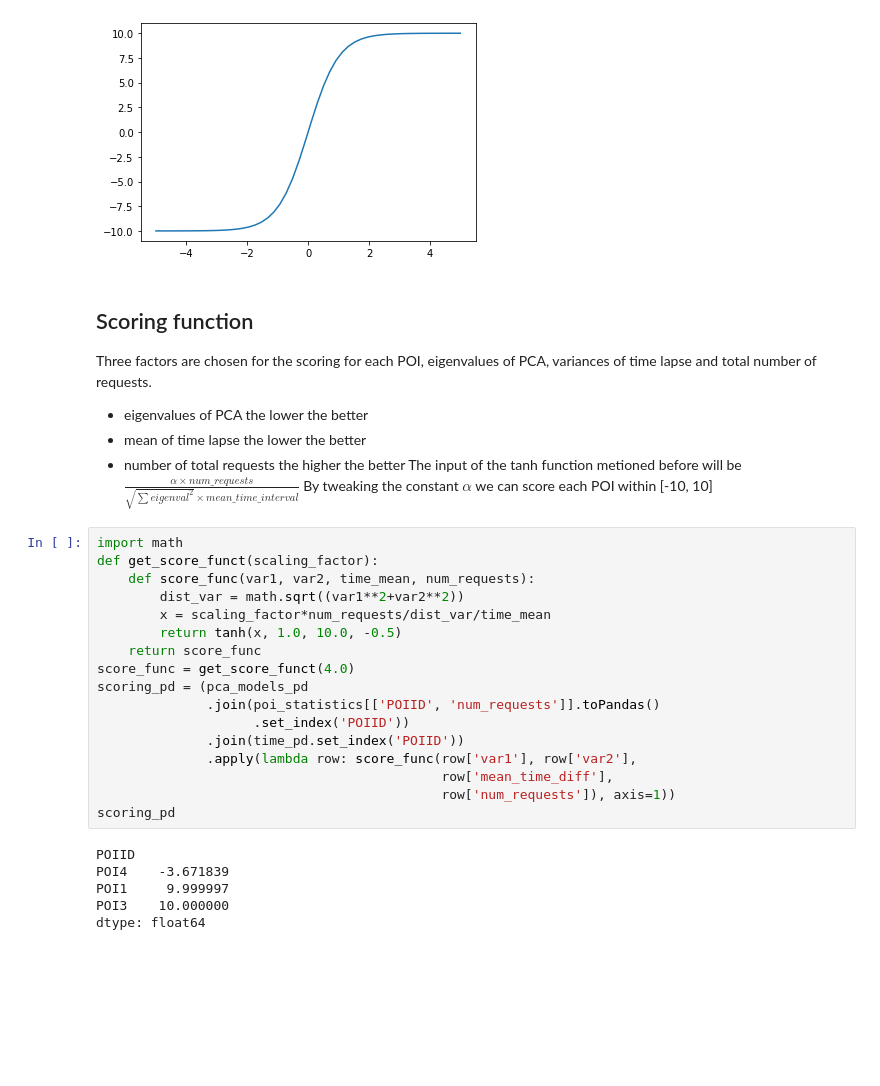
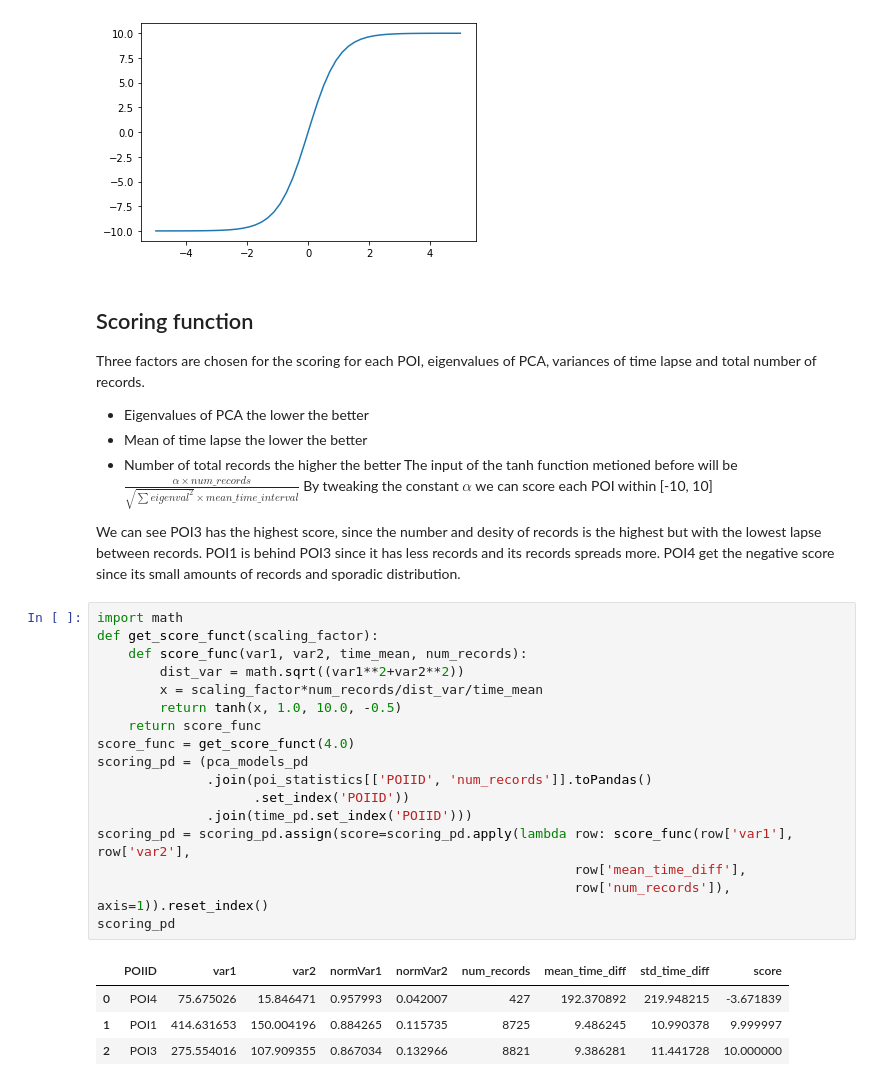
Before and after one commit to egginsect/eqworks-challenge, a Jupyter notebook: EQWorksWorkSample.ipynb, the cells around one changed output. Drawn from its saved outputs; the diff is of its cells as text; blank space fills up the shorter version.

```diff
--- a/EQWorksWorkSample.ipynb
+++ b/EQWorksWorkSample.ipynb
@@ -228,33 +250,34 @@ sns.lineplot(x,y)
 # %% [markdown]
 ## Scoring function
 
-Three factors are chosen for the scoring for each POI, eigenvalues of PCA, variances of time lapse and total number of requests.
-- eigenvalues of PCA the lower the better
-- mean of time lapse the lower the better
-- number of total requests the higher the better
+Three factors are chosen for the scoring for each POI, eigenvalues of PCA, variances of time lapse and total number of records.
+- Eigenvalues of PCA the lower the better
+- Mean of time lapse the lower the better
+- Number of total records the higher the better
 The input of the tanh function metioned before will be
-$\frac{\alpha \times num\_requests}{\sqrt{\sum {eigenval}^2}\times mean\_time\_interval}$
+$\frac{\alpha \times num\_records}{\sqrt{\sum {eigenval}^2}\times mean\_time\_interval}$
 By tweaking the constant $\alpha$ we can score each POI within [-10, 10]
+
+We can see POI3 has the highest score, since the number and desity of records is the highest but with the lowest lapse between records. POI1 is behind POI3 since it has less records and its records spreads more. POI4 get the negative score since its small amounts of records and sporadic distribution.
 # %%
 import math
 def get_score_funct(scaling_factor):
-    def score_func(var1, var2, time_mean, num_requests):
+    def score_func(var1, var2, time_mean, num_records):
         dist_var = math.sqrt((var1**2+var2**2))
-        x = scaling_factor*num_requests/dist_var/time_mean
+        x = scaling_factor*num_records/dist_var/time_mean
         return tanh(x, 1.0, 10.0, -0.5)
     return score_func
 score_func = get_score_funct(4.0)
 scoring_pd = (pca_models_pd
-              .join(poi_statistics[['POIID', 'num_requests']].toPandas()
+              .join(poi_statistics[['POIID', 'num_records']].toPandas()
                     .set_index('POIID'))
-              .join(time_pd.set_index('POIID'))
-              .apply(lambda row: score_func(row['var1'], row['var2'],
-                                            row['mean_time_diff'],
-                                            row['num_requests']), axis=1))
+              .join(time_pd.set_index('POIID')))
+scoring_pd = scoring_pd.assign(score=scoring_pd.apply(lambda row: score_func(row['var1'], row['var2'],
+                                                             row['mean_time_diff'],
+                                                             row['num_records']), axis=1)).reset_index()
 scoring_pd
 # %% [output]
-POIID
-POI4    -3.671839
-POI1     9.999997
-POI3    10.000000
-dtype: float64
+|  | POIID | var1 | var2 | normVar1 | normVar2 | num_records | mean_time_diff | std_time_diff | score |
+| 0 | POI4 | 75.675026 | 15.846471 | 0.957993 | 0.042007 | 427 | 192.370892 | 219.948215 | -3.671839 |
+| 1 | POI1 | 414.631653 | 150.004196 | 0.884265 | 0.115735 | 8725 | 9.486245 | 10.990378 | 9.999997 |
+| 2 | POI3 | 275.554016 | 107.909355 | 0.867034 | 0.132966 | 8821 | 9.386281 | 11.441728 | 10.000000 |
```
Also changed, not shown: parts of 7 cells of this notebook.
